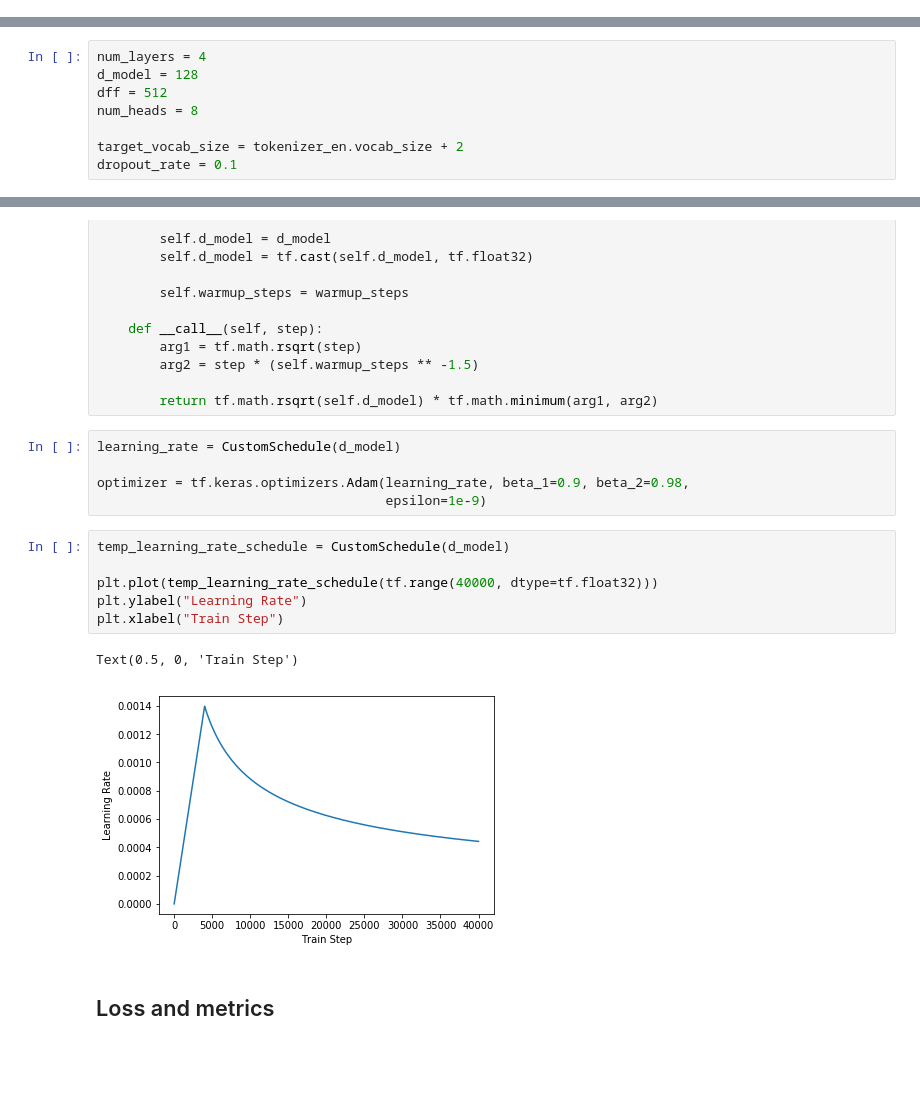
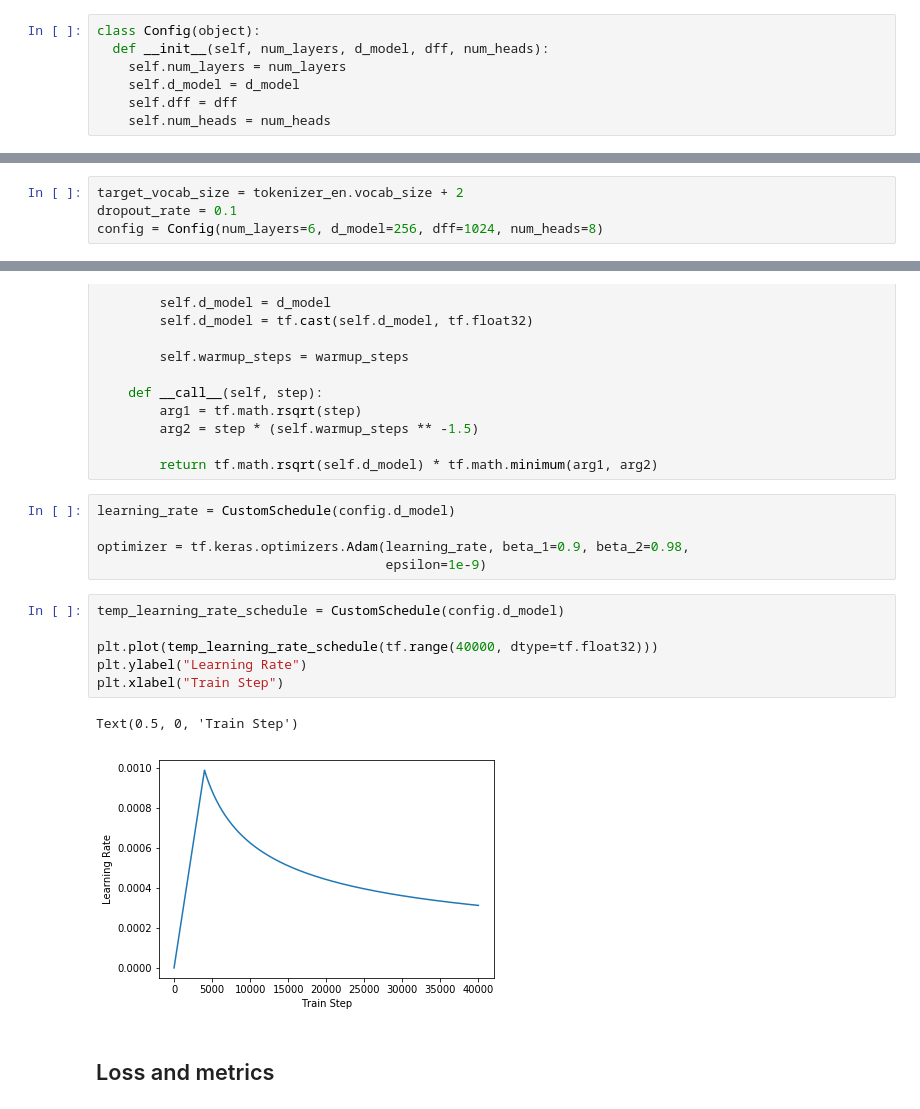
Before and after one commit to livingmagic/nmt-with-bert-tf2, a Jupyter notebook: nmt_with_transformer.ipynb, the cells around one changed output, grey strips where cells are left out. Cells and saved outputs as stored; diff of their text form; blank space fills up the shorter version.

Commit message:
Update model to L6-D256

```diff
--- a/nmt_with_transformer.ipynb
+++ b/nmt_with_transformer.ipynb
@@ -711,4 +765,11 @@ output.shape, attn['decoder_layer2_block2'].shape
 ## Create the Transformer
 # %% [markdown]
 Transformer consists of the encoder, decoder and a final linear layer. The output of the decoder is the input to the linear layer and its output is returned.
+# %%
+class Config(object):
+  def __init__(self, num_layers, d_model, dff, num_heads):
+    self.num_layers = num_layers
+    self.d_model = d_model
+    self.dff = dff
+    self.num_heads = num_heads
 # %%
@@ -738,11 +832,3 @@ class Transformer(tf.keras.Model):
 ## Set hyperparameters
 # %% [markdown]
 To keep this example small and relatively fast, the values for num_layers, d_model, and dff have been reduced.
-# %%
-num_layers = 4
-d_model = 128
-dff = 512
-num_heads = 8
-
-target_vocab_size = tokenizer_en.vocab_size + 2
-dropout_rate = 0.1
@@ -787,0 +835,4 @@ Done loading 196 BERT weights from: chinese_L-12_H-768_A-12/bert_model.ckpt into
+# %%
+target_vocab_size = tokenizer_en.vocab_size + 2
+dropout_rate = 0.1
+config = Config(num_layers=6, d_model=256, dff=1024, num_heads=8)
@@ -805,19 +900,19 @@ class CustomSchedule(tf.keras.optimizers.schedules.LearningRateSchedule):
 
         return tf.math.rsqrt(self.d_model) * tf.math.minimum(arg1, arg2)
 # %%
-learning_rate = CustomSchedule(d_model)
+learning_rate = CustomSchedule(config.d_model)
 
 optimizer = tf.keras.optimizers.Adam(learning_rate, beta_1=0.9, beta_2=0.98,
                                      epsilon=1e-9)
 # %%
-temp_learning_rate_schedule = CustomSchedule(d_model)
+temp_learning_rate_schedule = CustomSchedule(config.d_model)
 
 plt.plot(temp_learning_rate_schedule(tf.range(40000, dtype=tf.float32)))
 plt.ylabel("Learning Rate")
 plt.xlabel("Train Step")
 # %% [output]
 Text(0.5, 0, 'Train Step')
-[figure, old version]
+[figure, new version]
 # %% [markdown]
 ## Loss and metrics
 # %% [markdown]
```
Also changed, not shown: parts of 32 cells of this notebook, 6 other files.
